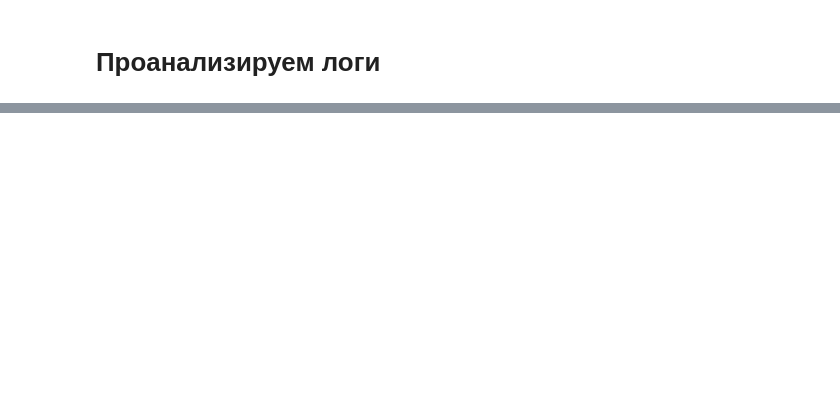
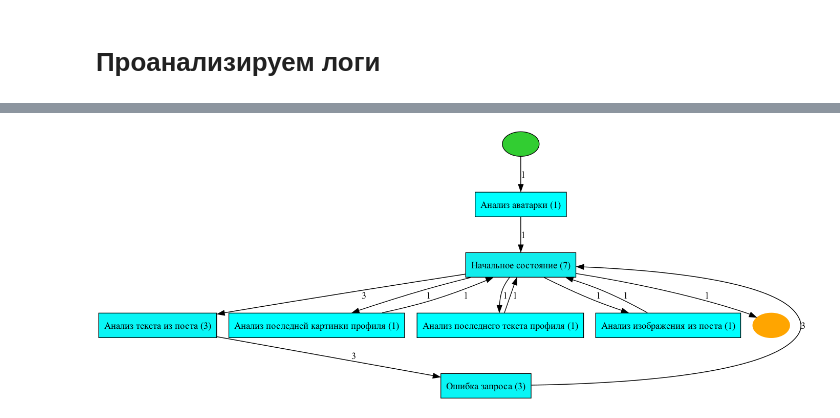
Before and after one commit to leffff/misis-data-analysis-course-projects, a Jupyter notebook: HW2/HW2.ipynb, the cells around one changed output, grey strips where cells are left out. Cells and saved outputs as stored; diff of their text form; code cells hidden in the pictures; blank space fills up the shorter version.

```diff
--- a/HW2/HW2.ipynb
+++ b/HW2/HW2.ipynb
@@ -381,0 +340,3 @@ nx.draw_networkx_edge_labels(
+# %%
+DF = pd.read_csv("logs.tsv", delimiter="\t").dropna()
+DF
@@ -381,0 +362,14 @@ nx.draw_networkx_edge_labels(
+# %%
+command_mapper = {
+    0: "Начальное состояние",
+    1: 'Анализ аватарки',
+    2: 'Анализ последней картинки профиля',
+    3: 'Анализ последнего текста профиля',
+    4: 'Анализ изображения из поста',
+    5: 'Анализ текста из поста',
+    6: "Ошибка запроса"
+}
+
+
+DF["concept:name"] = DF["concept:name"].map(command_mapper)
+DF
@@ -381,0 +395,12 @@ nx.draw_networkx_edge_labels(
+# %%
+from pm4py.objects.conversion.log import converter as log_conv
+logs = log_conv.apply(DF)
+
+from pm4py.algo.discovery.heuristics import algorithm as heuristics_miner
+heu_net = heuristics_miner.apply_heu(logs)
+
+from pm4py.visualization.heuristics_net import visualizer as hn_vis_factory
+gviz = hn_vis_factory.apply(heu_net)
+hn_vis_factory.view(gviz)
+# %% [output]
+[figure, added]
```
Also changed, not shown: parts of 11 cells of this notebook.
